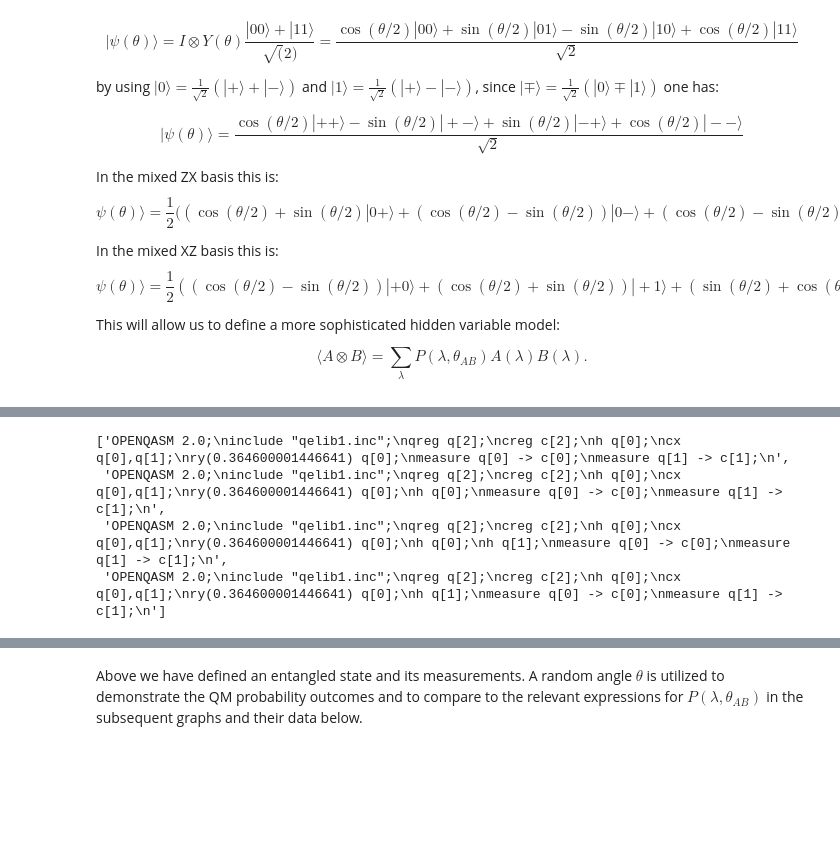
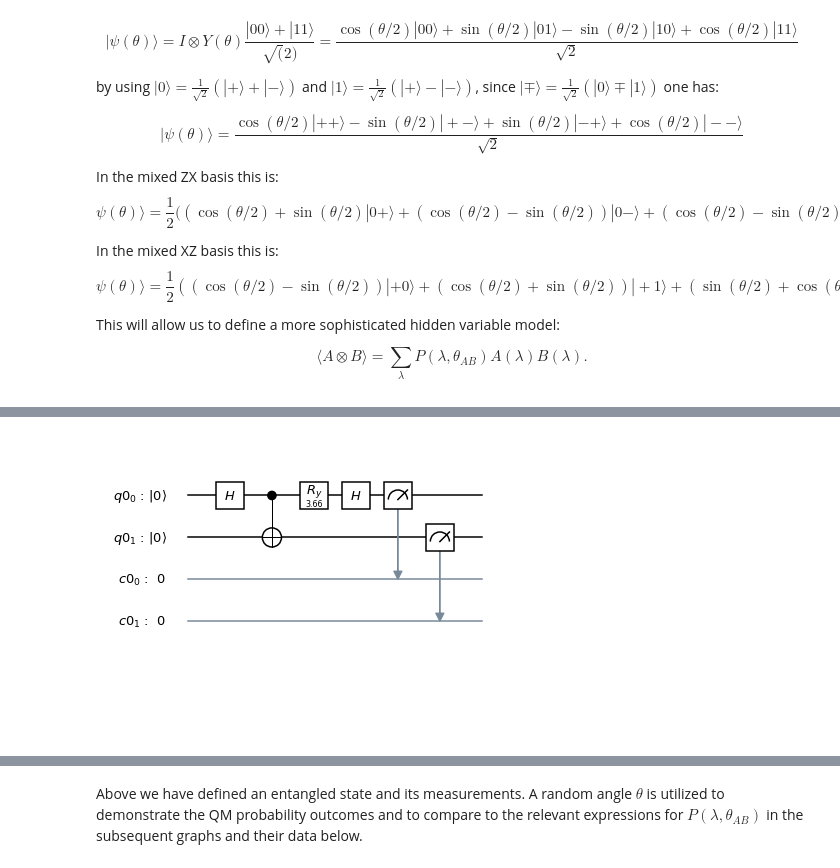
Before and after one commit to VGGatGitHub/Entanglement-Revisited, a Jupyter notebook: Entanglement_Revisited-VGG.ipynb, the cells around one changed output, grey strips where cells are left out. Drawn from its saved outputs; the diff is of its cells as text; code cells hidden in the pictures; blank space fills up the shorter version.

```diff
--- a/Entanglement_Revisited-VGG.ipynb
+++ b/Entanglement_Revisited-VGG.ipynb
@@ -268,0 +287,3 @@ measureXZ.measure(q[1], c[1])
+# %%
+circuit_drawer(bellZX)
+# %% [output]
@@ -269,3 +291,4 @@ measureXZ.measure(q[1], c[1])
+[figure, added]
 # %%
 Q_program.add_circuit('bell_measureZX', bell+measureZX )
 Q_program.add_circuit('bell_measureXZ', bell+measureXZ )
@@ -273,9 +296,3 @@ Q_program.add_circuit('bell_measureZZ', bell+measureZZ )
 Q_program.add_circuit('bell_measureXX', bell+measureXX )
 
 circuits = ['bell_measureZZ', 'bell_measureZX', 'bell_measureXX', 'bell_measureXZ']
-Q_program.get_qasms(circuits)
-# %% [output]
-['OPENQASM 2.0;\ninclude "qelib1.inc";\nqreg q[2];\ncreg c[2];\nh q[0];\ncx q[0],q[1];\nry(0.364600001446641) q[0];\nmeasure q[0] -> c[0];\nmeasure q[1] -> c[1];\n',
- 'OPENQASM 2.0;\ninclude "qelib1.inc";\nqreg q[2];\ncreg c[2];\nh q[0];\ncx q[0],q[1];\nry(0.364600001446641) q[0];\nh q[0];\nmeasure q[0] -> c[0];\nmeasure q[1] -> c[1];\n',
- 'OPENQASM 2.0;\ninclude "qelib1.inc";\nqreg q[2];\ncreg c[2];\nh q[0];\ncx q[0],q[1];\nry(0.364600001446641) q[0];\nh q[0];\nh q[1];\nmeasure q[0] -> c[0];\nmeasure q[1] -> c[1];\n',
- 'OPENQASM 2.0;\ninclude "qelib1.inc";\nqreg q[2];\ncreg c[2];\nh q[0];\ncx q[0],q[1];\nry(0.364600001446641) q[0];\nh q[1];\nmeasure q[0] -> c[0];\nmeasure q[1] -> c[1];\n']
```
Also changed, not shown: parts of 33 cells of this notebook, 1 other file.
